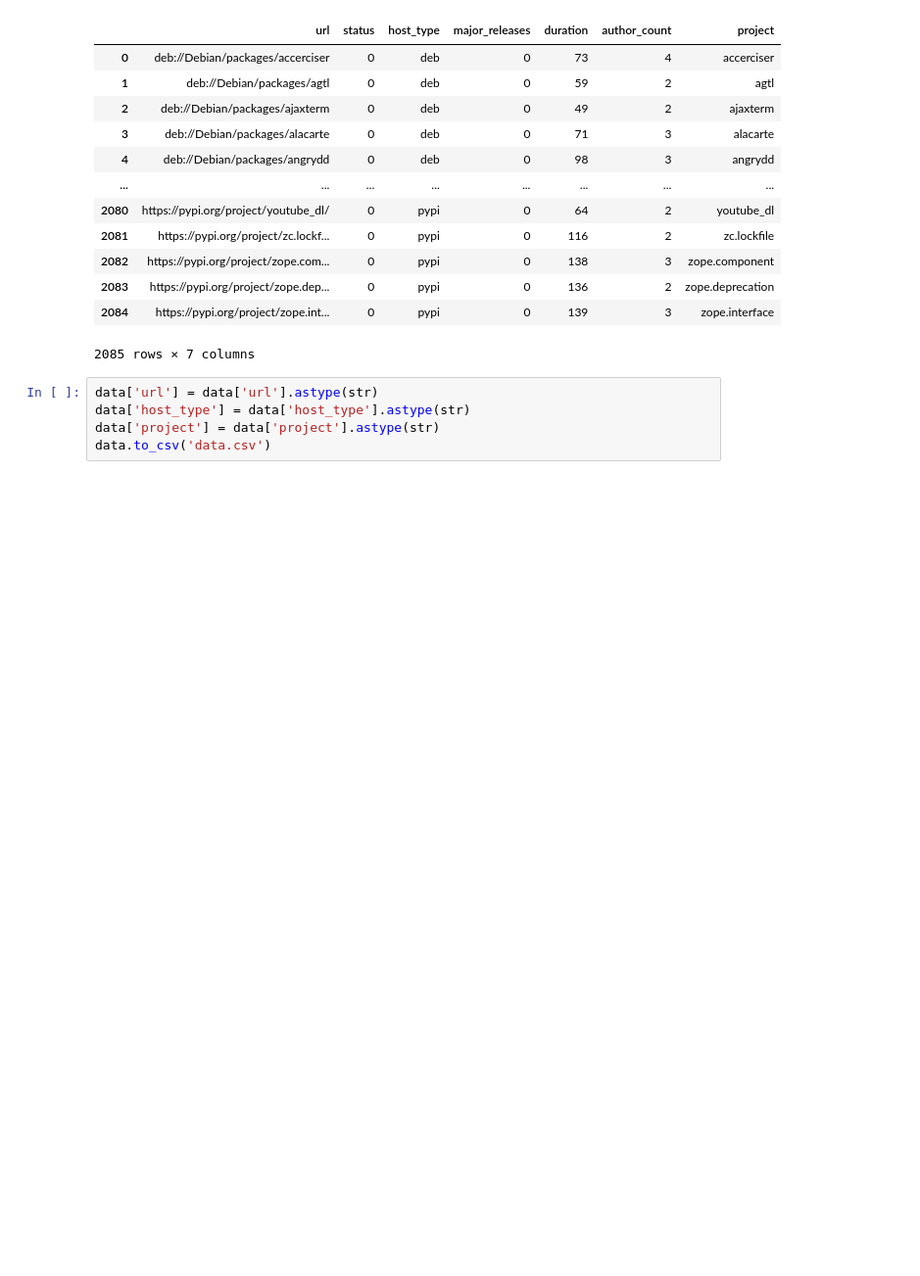
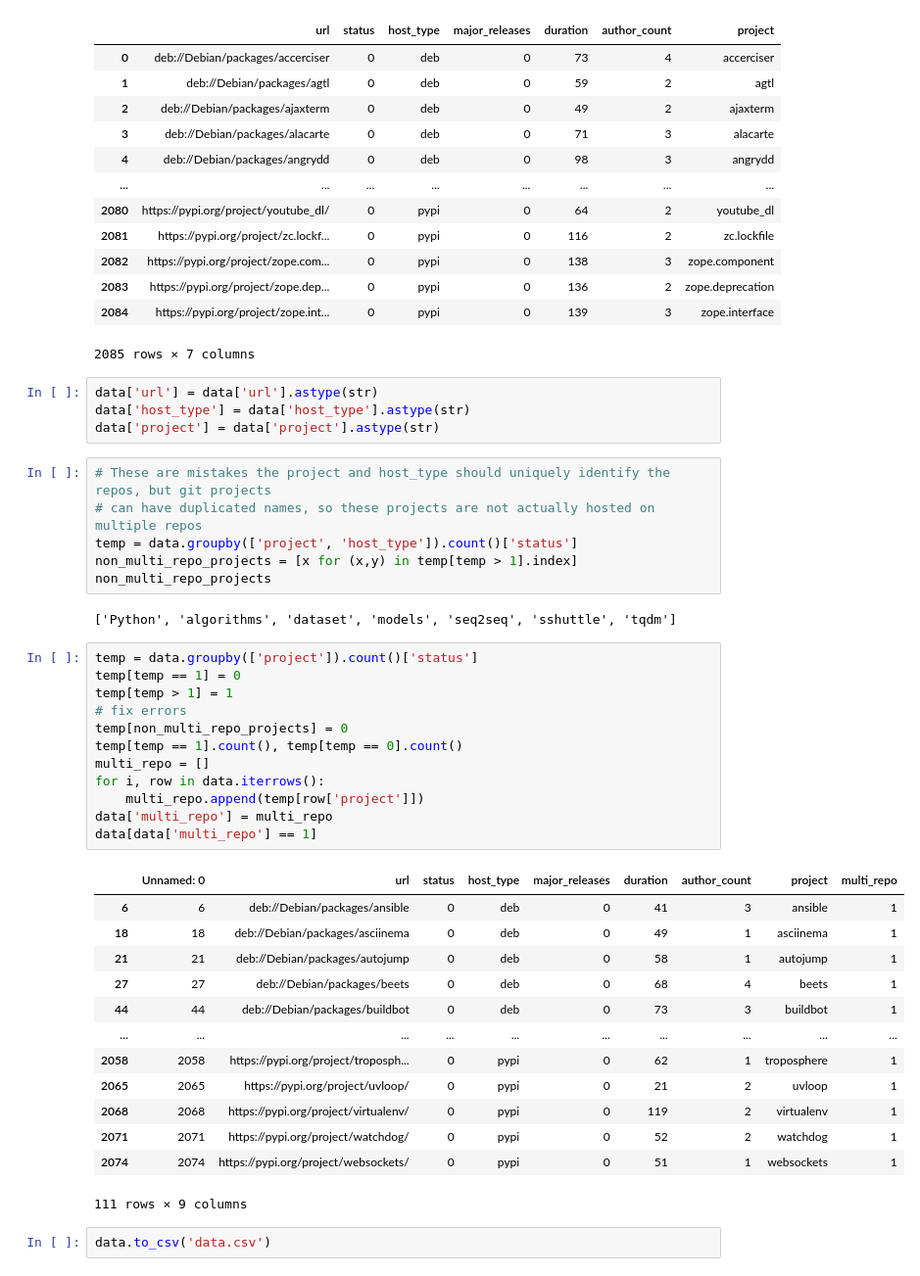
Before and after one commit to DerekRobin/Survival-Analysis-of-OSS-Projects, a Jupyter notebook: Analysis&Data/data-collection.ipynb, the cells around one changed output. Shown at 98% size. Cells and saved outputs as stored; diff of their text form; blank space fills up the shorter version.

Commit message:
add multi_repo boolean

```diff
--- a/Analysis&Data/data-collection.ipynb
+++ b/Analysis&Data/data-collection.ipynb
@@ -181,4 +181,39 @@ data
 data['url'] = data['url'].astype(str)
 data['host_type'] = data['host_type'].astype(str)
 data['project'] = data['project'].astype(str)
-data.to_csv('data.csv')
+# %%
+# These are mistakes the project and host_type should uniquely identify the repos, but git projects
+# can have duplicated names, so these projects are not actually hosted on multiple repos
+temp = data.groupby(['project', 'host_type']).count()['status']
+non_multi_repo_projects = [x for (x,y) in temp[temp > 1].index]
+non_multi_repo_projects
+# %% [output]
+['Python', 'algorithms', 'dataset', 'models', 'seq2seq', 'sshuttle', 'tqdm']
+# %%
+temp = data.groupby(['project']).count()['status']
+temp[temp == 1] = 0
+temp[temp > 1] = 1
+# fix errors
+temp[non_multi_repo_projects] = 0
+temp[temp == 1].count(), temp[temp == 0].count()
+multi_repo = []
+for i, row in data.iterrows():
+    multi_repo.append(temp[row['project']])
+data['multi_repo'] = multi_repo
+data[data['multi_repo'] == 1]
+# %% [output]
+|  | Unnamed: 0 | url | status | host_type | major_releases | duration | author_count | project | multi_repo |
+| 6 | 6 | deb://Debian/packages/ansible | 0 | deb | 0 | 41 | 3 | ansible | 1 |
+| 18 | 18 | deb://Debian/packages/asciinema | 0 | deb | 0 | 49 | 1 | asciinema | 1 |
+| 21 | 21 | deb://Debian/packages/autojump | 0 | deb | 0 | 58 | 1 | autojump | 1 |
+| 27 | 27 | deb://Debian/packages/beets | 0 | deb | 0 | 68 | 4 | beets | 1 |
+| 44 | 44 | deb://Debian/packages/buildbot | 0 | deb | 0 | 73 | 3 | buildbot | 1 |
+| ... | ... | ... | ... | ... | ... | ... | ... | ... | ... |
+| 2058 | 2058 | https://pypi.org/project/troposph... | 0 | pypi | 0 | 62 | 1 | troposphere | 1 |
+| 2065 | 2065 | https://pypi.org/project/uvloop/ | 0 | pypi | 0 | 21 | 2 | uvloop | 1 |
+| 2068 | 2068 | https://pypi.org/project/virtualenv/ | 0 | pypi | 0 | 119 | 2 | virtualenv | 1 |
+| 2071 | 2071 | https://pypi.org/project/watchdog/ | 0 | pypi | 0 | 52 | 2 | watchdog | 1 |
+| 2074 | 2074 | https://pypi.org/project/websockets/ | 0 | pypi | 0 | 51 | 1 | websockets | 1 |
+111 rows × 9 columns
+# %%
+data.to_csv('data.csv')
```
Also changed, not shown: 1 other file.
